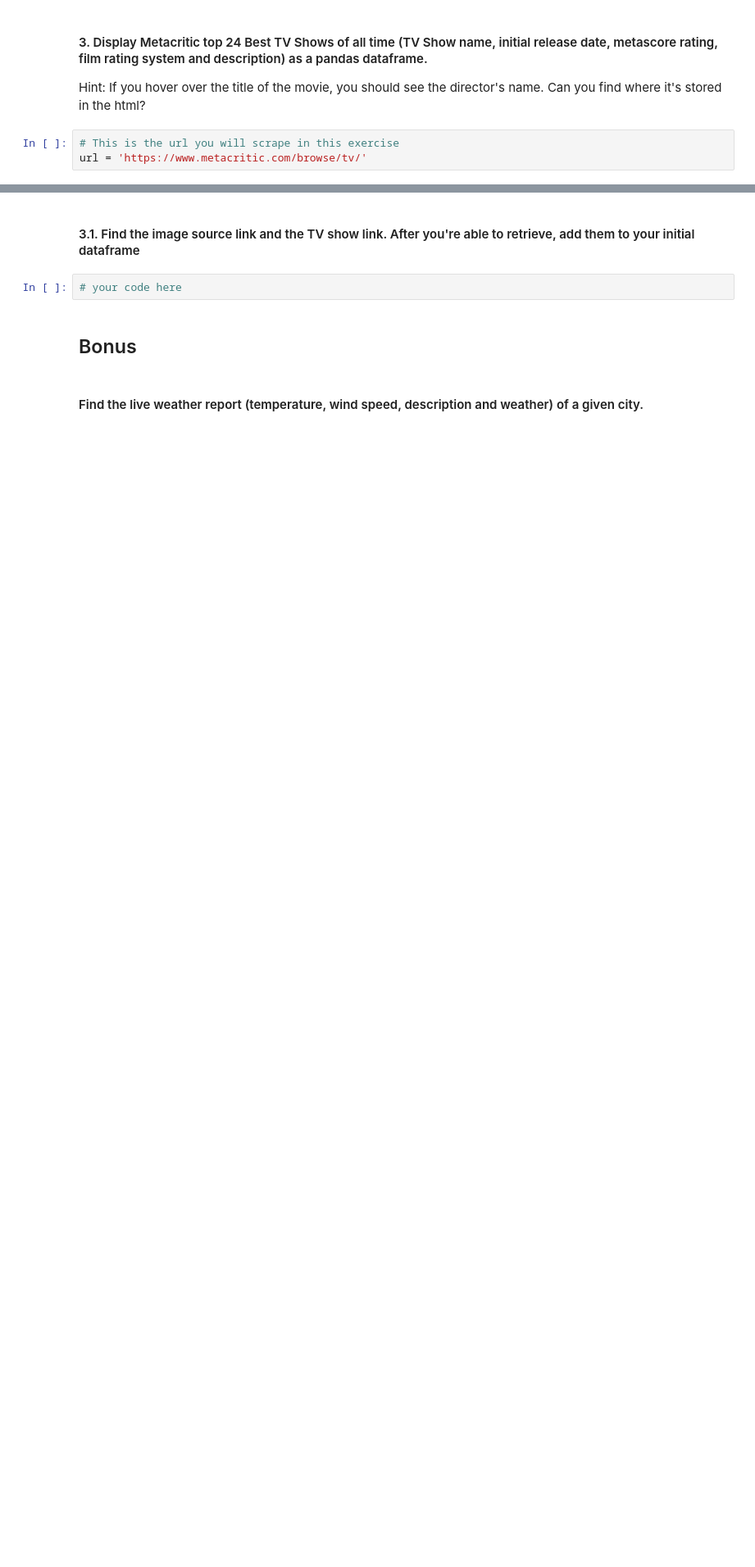
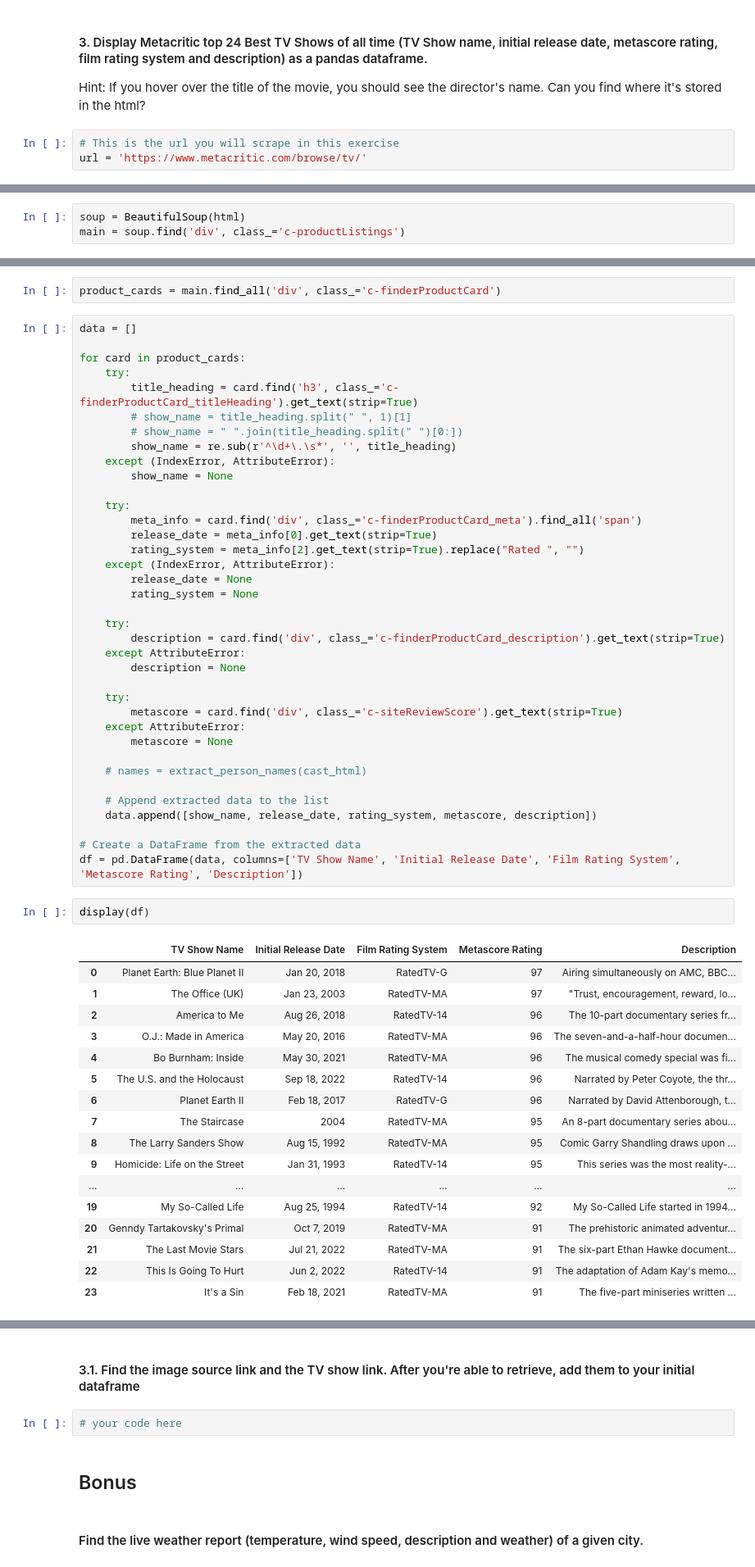
Before and after one commit to ta-data-pt-rmt/lab-web-scraping, a Jupyter notebook: your-code/main.ipynb, the cells around one changed output, grey strips where cells are left out. Shown at 82% size. Cells and saved outputs as stored; diff of their text form; blank space fills up the shorter version.

```diff
--- a/your-code/main.ipynb
+++ b/your-code/main.ipynb
@@ -125,0 +397,3 @@ url = 'https://www.metacritic.com/browse/tv/'
+# %%
+soup = BeautifulSoup(html)
+main = soup.find('div', class_='c-productListings')
@@ -125,0 +420,59 @@ url = 'https://www.metacritic.com/browse/tv/'
+# %%
+product_cards = main.find_all('div', class_='c-finderProductCard')
+# %%
+data = []
+
+for card in product_cards:
+    try:
+        title_heading = card.find('h3', class_='c-finderProductCard_titleHeading').get_text(strip=True)
+        # show_name = title_heading.split(" ", 1)[1]
+        # show_name = " ".join(title_heading.split(" ")[0:])
+        show_name = re.sub(r'^\d+\.\s*', '', title_heading)
+    except (IndexError, AttributeError):
+        show_name = None
+
+    try:
+        meta_info = card.find('div', class_='c-finderProductCard_meta').find_all('span')
+        release_date = meta_info[0].get_text(strip=True)
+        rating_system = meta_info[2].get_text(strip=True).replace("Rated ", "")
+    except (IndexError, AttributeError):
+        release_date = None
+        rating_system = None
+
+    try:
+        description = card.find('div', class_='c-finderProductCard_description').get_text(strip=True)
+    except AttributeError:
+        description = None
+
+    try:
+        metascore = card.find('div', class_='c-siteReviewScore').get_text(strip=True)
+    except AttributeError:
+        metascore = None
+
+    # names = extract_person_names(cast_html)
+
+    # Append extracted data to the list
+    data.append([show_name, release_date, rating_system, metascore, description])
+
+# Create a DataFrame from the extracted data
+df = pd.DataFrame(data, columns=['TV Show Name', 'Initial Release Date', 'Film Rating System', 'Metascore Rating', 'Description'])
+# %%
+display(df)
+# %% [output]
+|  | TV Show Name | Initial Release Date | Film Rating System | Metascore Rating | Description |
+| 0 | Planet Earth: Blue Planet II | Jan 20, 2018 | RatedTV-G | 97 | Airing simultaneously on AMC, BBC... |
+| 1 | The Office (UK) | Jan 23, 2003 | RatedTV-MA | 97 | "Trust, encouragement, reward, lo... |
+| 2 | America to Me | Aug 26, 2018 | RatedTV-14 | 96 | The 10-part documentary series fr... |
+| 3 | O.J.: Made in America | May 20, 2016 | RatedTV-MA | 96 | The seven-and-a-half-hour documen... |
+| 4 | Bo Burnham: Inside | May 30, 2021 | RatedTV-MA | 96 | The musical comedy special was fi... |
+| 5 | The U.S. and the Holocaust | Sep 18, 2022 | RatedTV-14 | 96 | Narrated by Peter Coyote, the thr... |
+| 6 | Planet Earth II | Feb 18, 2017 | RatedTV-G | 96 | Narrated by David Attenborough, t... |
+| 7 | The Staircase | 2004 | RatedTV-MA | 95 | An 8-part documentary series abou... |
+| 8 | The Larry Sanders Show | Aug 15, 1992 | RatedTV-MA | 95 | Comic Garry Shandling draws upon ... |
+| 9 | Homicide: Life on the Street | Jan 31, 1993 | RatedTV-14 | 95 | This series was the most reality-... |
+| ... | ... | ... | ... | ... | ... |
+| 19 | My So-Called Life | Aug 25, 1994 | RatedTV-14 | 92 | My So-Called Life started in 1994... |
+| 20 | Genndy Tartakovsky's Primal | Oct 7, 2019 | RatedTV-MA | 91 | The prehistoric animated adventur... |
+| 21 | The Last Movie Stars | Jul 21, 2022 | RatedTV-MA | 91 | The six-part Ethan Hawke document... |
+| 22 | This Is Going To Hurt | Jun 2, 2022 | RatedTV-14 | 91 | The adaptation of Adam Kay's memo... |
+| 23 | It's a Sin | Feb 18, 2021 | RatedTV-MA | 91 | The five-part miniseries written ... |
```
Also changed, not shown: parts of 37 cells of this notebook.
